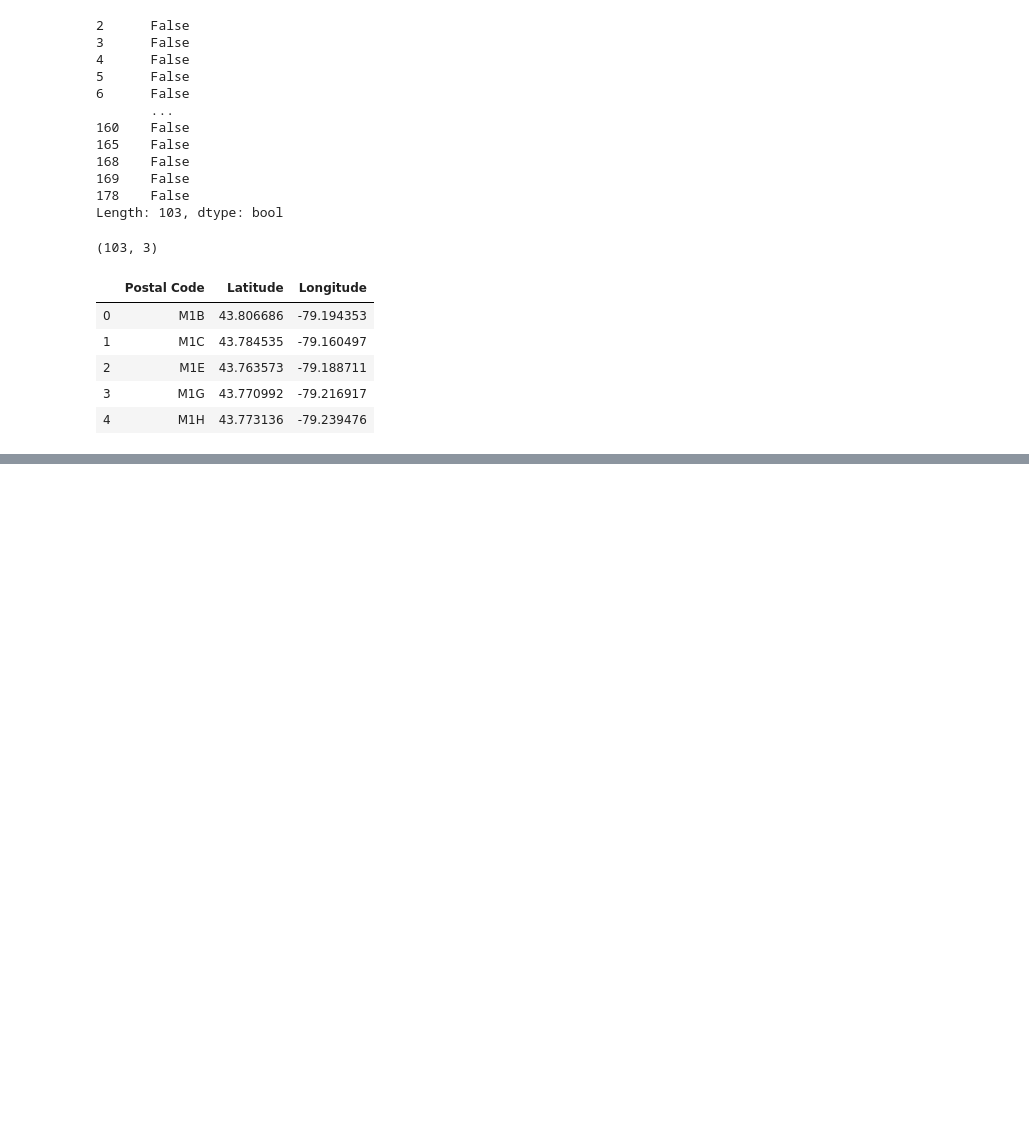
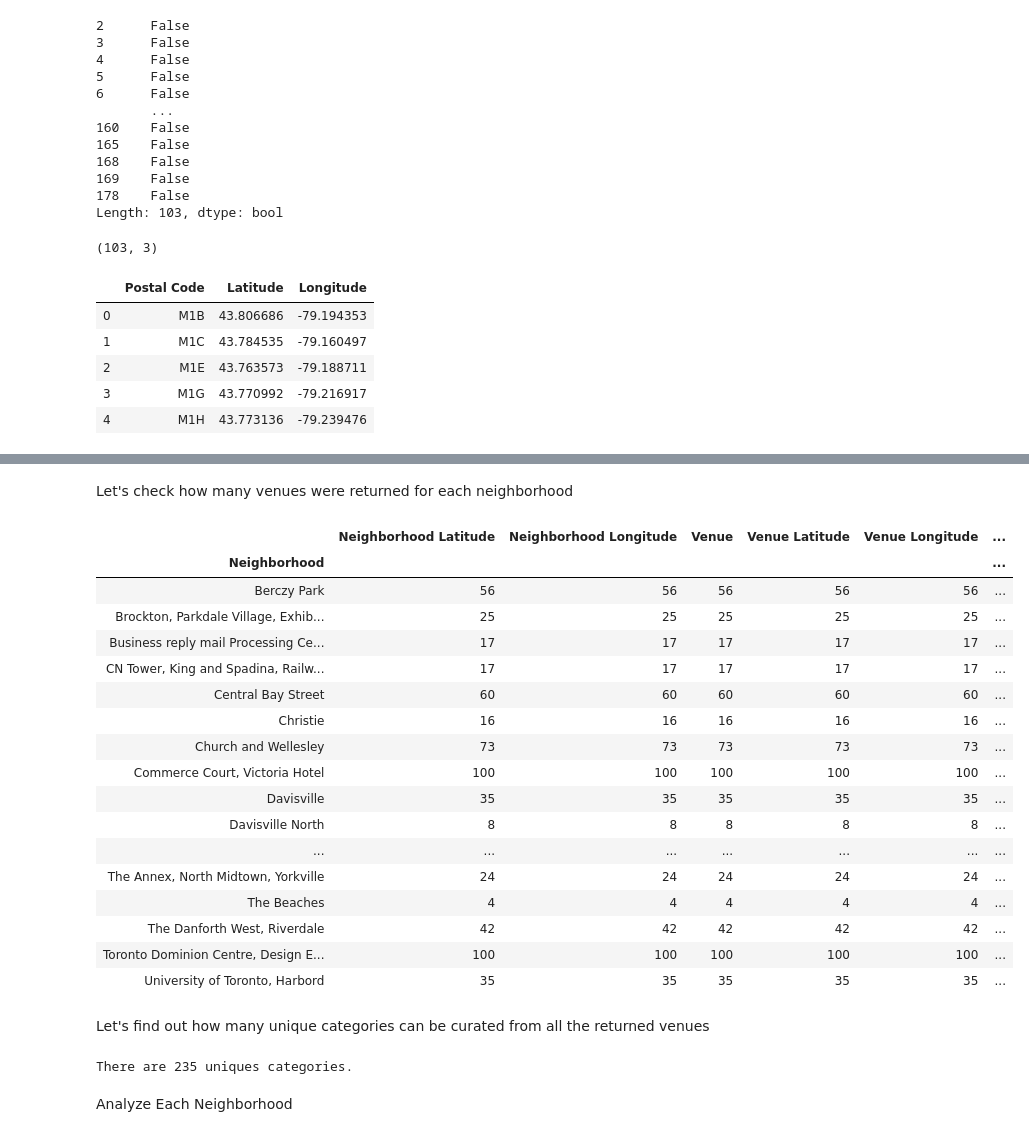
Before and after one commit to Amine-Bouzayeni/Coursera_Capstone, a Jupyter notebook: Coursera_Capstone.ipynb, the cells around one changed output, grey strips where cells are left out. Cells and saved outputs as stored; diff of their text form; code cells hidden in the pictures; blank space fills up the shorter version.

```diff
--- a/Coursera_Capstone.ipynb
+++ b/Coursera_Capstone.ipynb
@@ -105,0 +115,3 @@ dftest
+# %%
+Toronto_data = df.loc[(df['Borough'] == 'Downtown Toronto') | (df['Borough'] == 'East Toronto') | (df['Borough'] == 'West Toronto') |(df['Borough'] == 'Central Toronto') ].reset_index(drop=True)
+Toronto_data
@@ -105,0 +193,9 @@ dftest
+# %%
+neighborhood_latitude = Toronto_data.loc[0, 'Latitude'] # neighborhood latitude value
+neighborhood_longitude = Toronto_data.loc[0, 'Longitude'] # neighborhood longitude value
+
+neighborhood_name = Toronto_data.loc[0, 'Neighborhood'] # neighborhood name
+
+print('Latitude and longitude values of {} are {}, {}.'.format(neighborhood_name,
+                                                               neighborhood_latitude,
+                                                               neighborhood_longitude))
@@ -105,0 +358,31 @@ dftest
+# %% [markdown]
+Let's check how many venues were returned for each neighborhood
+# %%
+Toronto_venues.groupby('Neighborhood').count()
+# %% [output]
+|  | Neighborhood Latitude | Neighborhood Longitude | Venue | Venue Latitude | Venue Longitude | ... |
+| Neighborhood |  |  |  |  |  | ... |
+| Berczy Park | 56 | 56 | 56 | 56 | 56 | ... |
+| Brockton, Parkdale Village, Exhib... | 25 | 25 | 25 | 25 | 25 | ... |
+| Business reply mail Processing Ce... | 17 | 17 | 17 | 17 | 17 | ... |
+| CN Tower, King and Spadina, Railw... | 17 | 17 | 17 | 17 | 17 | ... |
+| Central Bay Street | 60 | 60 | 60 | 60 | 60 | ... |
+| Christie | 16 | 16 | 16 | 16 | 16 | ... |
+| Church and Wellesley | 73 | 73 | 73 | 73 | 73 | ... |
+| Commerce Court, Victoria Hotel | 100 | 100 | 100 | 100 | 100 | ... |
+| Davisville | 35 | 35 | 35 | 35 | 35 | ... |
+| Davisville North | 8 | 8 | 8 | 8 | 8 | ... |
+| ... | ... | ... | ... | ... | ... | ... |
+| The Annex, North Midtown, Yorkville | 24 | 24 | 24 | 24 | 24 | ... |
+| The Beaches | 4 | 4 | 4 | 4 | 4 | ... |
+| The Danforth West, Riverdale | 42 | 42 | 42 | 42 | 42 | ... |
+| Toronto Dominion Centre, Design E... | 100 | 100 | 100 | 100 | 100 | ... |
+| University of Toronto, Harbord | 35 | 35 | 35 | 35 | 35 | ... |
+# %% [markdown]
+Let's find out how many unique categories can be curated from all the returned venues
+# %%
+print('There are {} uniques categories.'.format(len(Toronto_venues['Venue Category'].unique())))
+# %% [output]
+There are 235 uniques categories.
+# %% [markdown]
+Analyze Each Neighborhood
```
Also changed, not shown: parts of 50 cells of this notebook.
